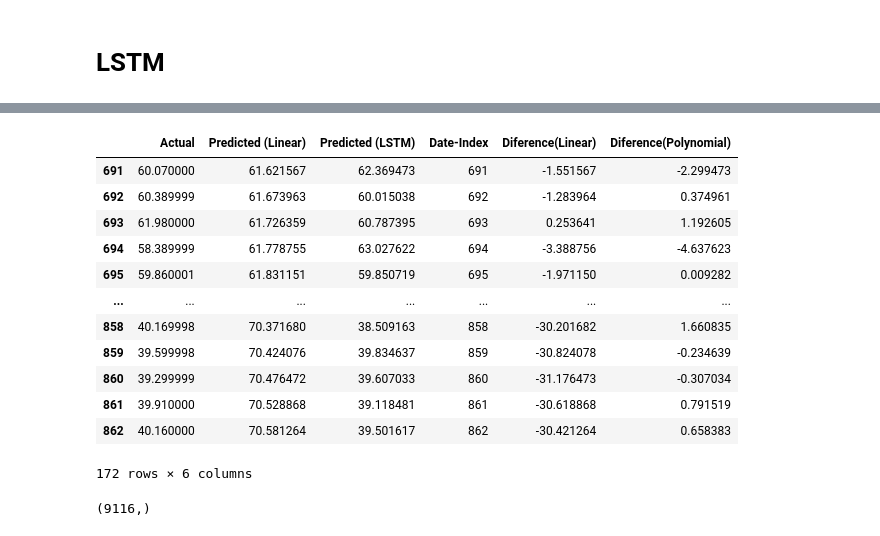
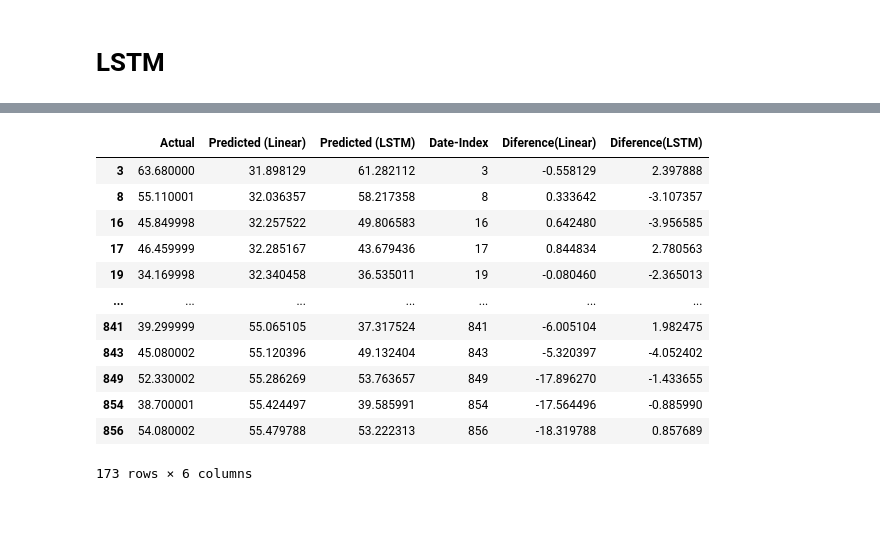
Before and after one commit to natalied0000/Stock-Value-Prediction-with-LSTM, a Jupyter notebook: prototype.ipynb, the cells around one changed output, grey strips where cells are left out. Saved outputs shown, nothing was run; the diff lists cells and outputs as text; code cells hidden in the pictures.

```diff
--- a/prototype.ipynb
+++ b/prototype.ipynb
@@ -258,22 +184,11 @@ from sklearn.model_selection import TimeSeriesSplit
 # %%
-#target_y = df['Close']
-
-#X_feat = df.iloc[:,0:3]
-#X_feat
-
-#split_date = '2022-03-31'
-#df_train = df.loc[df.index <= split_date].copy()
-#df_test = df.loc[df.index > split_date].copy()
-
 data = df_lstm.filter(['Close'])
 # Convert the dataframe to a numpy array
 dataset = data.values
 # Get the number of rows to train the model on
-training_data_len = int(np.ceil( len(dataset) * 0.8 ))
-
-training_data_len
+training_data_len = int(np.ceil( len(dataset) * 0.8 )-1)
 
 sc = StandardScaler()
 
-#training_data=df_train.iloc[:,2:3].values
 scaled_data = sc.fit_transform(dataset)
+training_data_len
@@ -288,14 +198,14 @@ scaled_data = sc.fit_transform(dataset)
 train_data = scaled_data[0:int(training_data_len), :]
 X_train2=[]
 y_train2=[]
-for i in range(53,len(train_data)):
-    X_train2.append(train_data[i-53:i,0])
+for i in range(60,len(train_data)):
+    X_train2.append(train_data[i-60:i,0])
     y_train2.append(train_data[i,0])
 
 X_train2= np.array(X_train2)
 y_train2=np.array(y_train2)
 
-X_train2=X_train2.reshape((len(train_data)-53),53,1)
+X_train2=X_train2.reshape((len(train_data)-60),60,1)
 
 X_train2.shape
 # %% [output]
@@ -329,5 +239,5 @@ Trainable params: 30,163
 Non-trainable params: 0
 _________________________________________________________________
 # %%
-lstm.fit(X_train2,y_train2,epochs=100,batch_size=32)
+lstm.fit(X_train2,y_train2,epochs=10,batch_size=32)
 # %% [output]
@@ -351,13 +264,11 @@ Epoch 100/100
 <keras.callbacks.History at 0x...>
 # %%
-#test prediction prior to Musk's bid to buy Twitter on April,4th
-
-test_data = scaled_data[training_data_len - 53: , :]
+test_data = scaled_data[training_data_len - 60: , :]
 # Create the data sets x_test and y_test
 X_test2 = []
 y_test2 = dataset[training_data_len:, :]
-for i in range(53, len(test_data)):
-    X_test2.append(test_data[i-53:i, 0])
+for i in range(60, len(test_data)):
+    X_test2.append(test_data[i-60:i, 0])
 
 # Convert the data to a numpy array
 X_test2 = np.array(X_test2)
@@ -368,7 +279,3 @@ X_test2 = np.reshape(X_test2, (X_test2.shape[0], X_test2.shape[1], 1 ))
 # Get the models predicted price values
 y_pred2 = lstm.predict(X_test2)
 y_pred2  = sc.inverse_transform(y_pred2 )
-
-# Get the root mean squared error (RMSE)
-rmse = np.sqrt(np.mean(((y_pred2 - y_test2) ** 2)))
-rmse
@@ -420,24 +305,18 @@ array([114.69082707])
 # %%
-
-df3 = pd.DataFrame({'Actual': y_test2.flatten() , 'Predicted (Linear)': y_pred, 'Predicted (LSTM)': y_pred2.flatten(),'Date-Index':X_test.values.flatten(), 'Diference(Linear)':y_test-y_pred,'Diference(Polynomial)': (y_test2-y_pred2).flatten()})
+df3 = pd.DataFrame({'Actual': y_test2.flatten() , 'Predicted (Linear)': y_pred, 'Predicted (LSTM)': y_pred2.flatten(),'Date-Index':X_test.values.flatten(), 'Diference(Linear)':y_test-y_pred,'Diference(LSTM)': (y_test2-y_pred2).flatten()})
 df3.sort_values(by=['Date-Index'], inplace=True)
 df3
 # %% [output]
-|  | Actual | Predicted (Linear) | Predicted (LSTM) | Date-Index | Diference(Linear) | Diference(Polynomial) |
-| 691 | 60.070000 | 61.621567 | 62.369473 | 691 | -1.551567 | -2.299473 |
-| 692 | 60.389999 | 61.673963 | 60.015038 | 692 | -1.283964 | 0.374961 |
-| 693 | 61.980000 | 61.726359 | 60.787395 | 693 | 0.253641 | 1.192605 |
-| 694 | 58.389999 | 61.778755 | 63.027622 | 694 | -3.388756 | -4.637623 |
-| 695 | 59.860001 | 61.831151 | 59.850719 | 695 | -1.971150 | 0.009282 |
+|  | Actual | Predicted (Linear) | Predicted (LSTM) | Date-Index | Diference(Linear) | Diference(LSTM) |
+| 3 | 63.680000 | 31.898129 | 61.282112 | 3 | -0.558129 | 2.397888 |
+| 8 | 55.110001 | 32.036357 | 58.217358 | 8 | 0.333642 | -3.107357 |
+| 16 | 45.849998 | 32.257522 | 49.806583 | 16 | 0.642480 | -3.956585 |
+| 17 | 46.459999 | 32.285167 | 43.679436 | 17 | 0.844834 | 2.780563 |
+| 19 | 34.169998 | 32.340458 | 36.535011 | 19 | -0.080460 | -2.365013 |
 | ... | ... | ... | ... | ... | ... | ... |
-| 858 | 40.169998 | 70.371680 | 38.509163 | 858 | -30.201682 | 1.660835 |
-| 859 | 39.599998 | 70.424076 | 39.834637 | 859 | -30.824078 | -0.234639 |
-| 860 | 39.299999 | 70.476472 | 39.607033 | 860 | -31.176473 | -0.307034 |
-| 861 | 39.910000 | 70.528868 | 39.118481 | 861 | -30.618868 | 0.791519 |
-| 862 | 40.160000 | 70.581264 | 39.501617 | 862 | -30.421264 | 0.658383 |
+| 841 | 39.299999 | 55.065105 | 37.317524 | 841 | -6.005104 | 1.982475 |
+| 843 | 45.080002 | 55.120396 | 49.132404 | 843 | -5.320397 | -4.052402 |
+| 849 | 52.330002 | 55.286269 | 53.763657 | 849 | -17.896270 | -1.433655 |
+| 854 | 38.700001 | 55.424497 | 39.585991 | 854 | -17.564496 | -0.885990 |
+| 856 | 54.080002 | 55.479788 | 53.222313 | 856 | -18.319788 | 0.857689 |
-172 rows × 6 columns
+173 rows × 6 columns
-# %%
-res=X_test2.flatten()
-res.shape
-# %% [output]
-(9116,)
```
Also changed, not shown: parts of 41 cells of this notebook.
